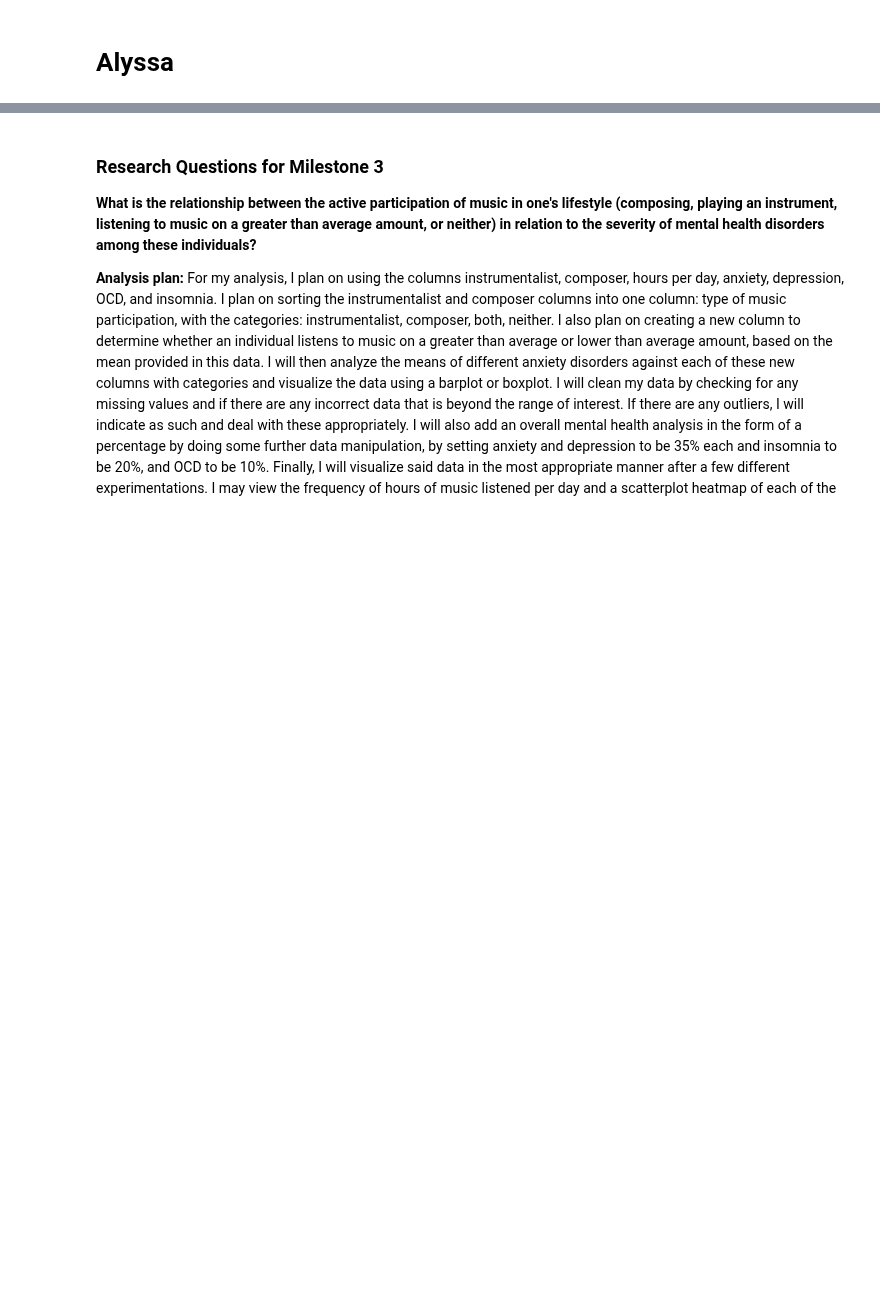
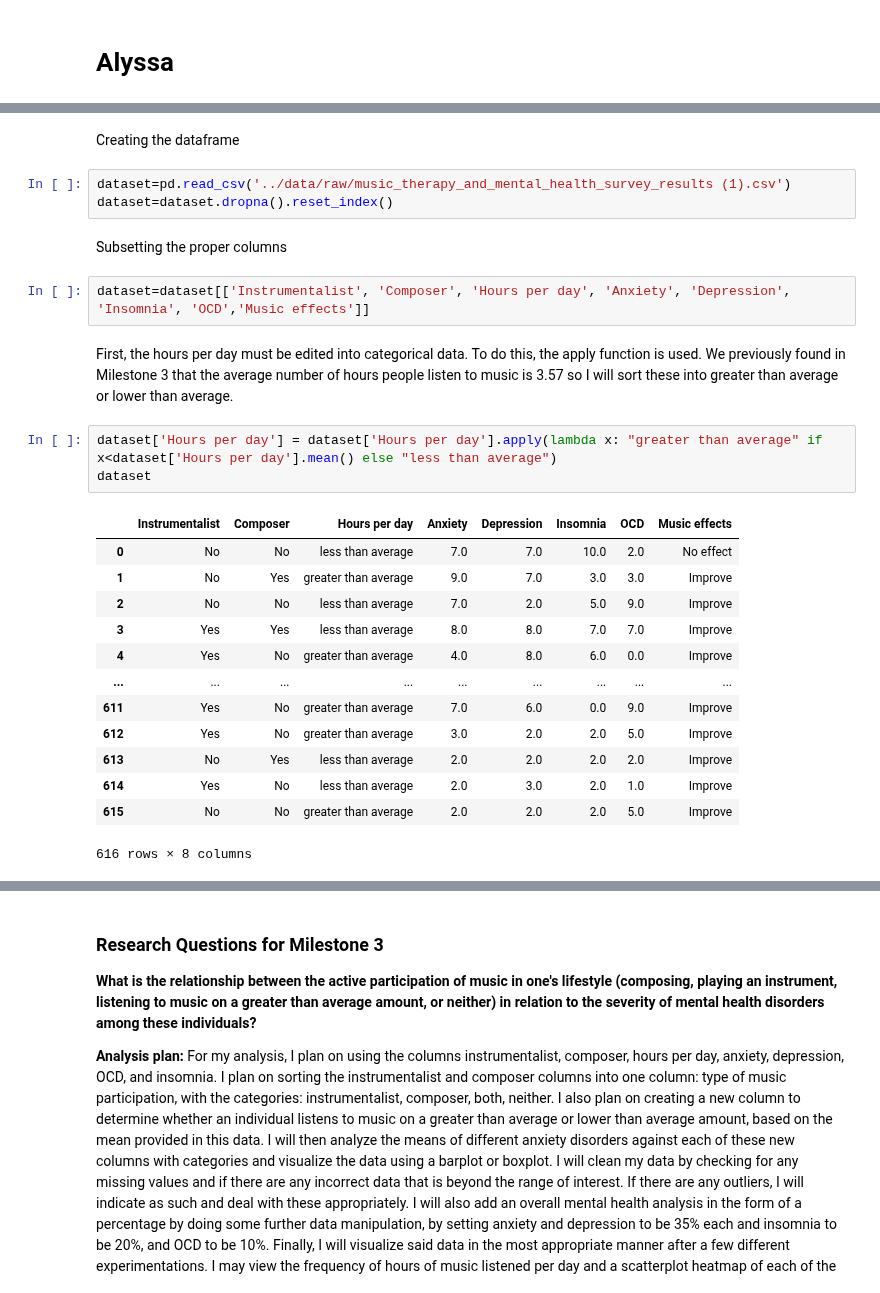
Before and after one commit to ubco-W2022T2-data301/project-group-group12, a Jupyter notebook: analysis/analysis1.ipynb, the cells around one changed output, grey strips where cells are left out. Saved outputs shown, nothing was run; the diff lists cells and outputs as text; blank space fills up the shorter version.

```diff
--- a/analysis/analysis1.ipynb
+++ b/analysis/analysis1.ipynb
@@ -2,0 +24,28 @@
+# %% [markdown]
+Creating the dataframe
+# %%
+dataset=pd.read_csv('../data/raw/music_therapy_and_mental_health_survey_results (1).csv')
+dataset=dataset.dropna().reset_index()
+# %% [markdown]
+Subsetting the proper columns
+# %%
+dataset=dataset[['Instrumentalist', 'Composer', 'Hours per day', 'Anxiety', 'Depression', 'Insomnia', 'OCD','Music effects']]
+# %% [markdown]
+First, the hours per day must be edited into categorical data. To do this, the apply function is used. We previously found in Milestone 3 that the average number of hours people listen to music is 3.57 so I will sort these into greater than average or lower than average.
+# %%
+dataset['Hours per day'] = dataset['Hours per day'].apply(lambda x: "greater than average" if x<dataset['Hours per day'].mean() else "less than average")
+dataset
+# %% [output]
+|  | Instrumentalist | Composer | Hours per day | Anxiety | Depression | Insomnia | OCD | Music effects |
+| 0 | No | No | less than average | 7.0 | 7.0 | 10.0 | 2.0 | No effect |
+| 1 | No | Yes | greater than average | 9.0 | 7.0 | 3.0 | 3.0 | Improve |
+| 2 | No | No | less than average | 7.0 | 2.0 | 5.0 | 9.0 | Improve |
+| 3 | Yes | Yes | less than average | 8.0 | 8.0 | 7.0 | 7.0 | Improve |
+| 4 | Yes | No | greater than average | 4.0 | 8.0 | 6.0 | 0.0 | Improve |
+| ... | ... | ... | ... | ... | ... | ... | ... | ... |
+| 611 | Yes | No | greater than average | 7.0 | 6.0 | 0.0 | 9.0 | Improve |
+| 612 | Yes | No | greater than average | 3.0 | 2.0 | 2.0 | 5.0 | Improve |
+| 613 | No | Yes | less than average | 2.0 | 2.0 | 2.0 | 2.0 | Improve |
+| 614 | Yes | No | less than average | 2.0 | 3.0 | 2.0 | 1.0 | Improve |
+| 615 | No | No | greater than average | 2.0 | 2.0 | 2.0 | 5.0 | Improve |
+616 rows × 8 columns
```
Also changed, not shown: parts of 9 cells of this notebook.
